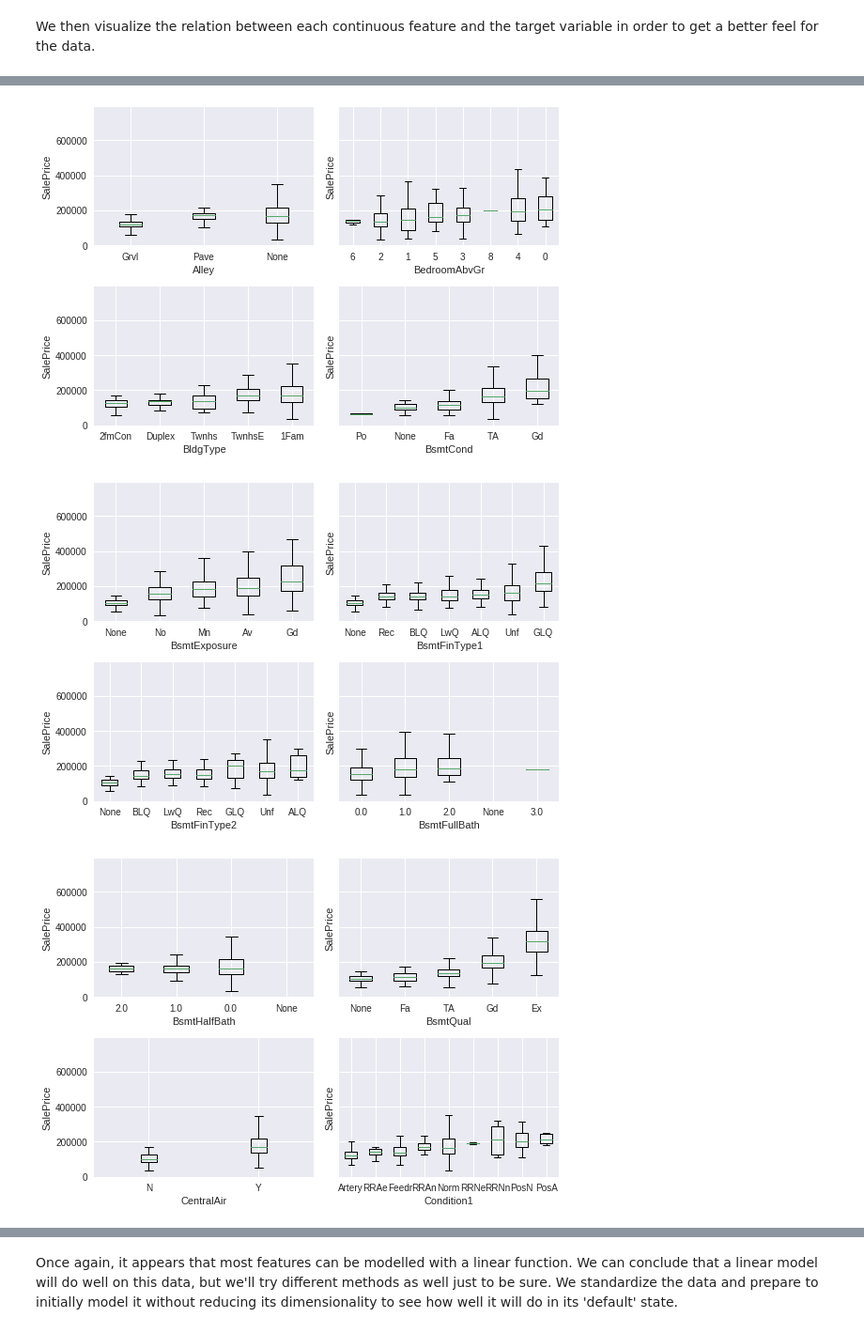
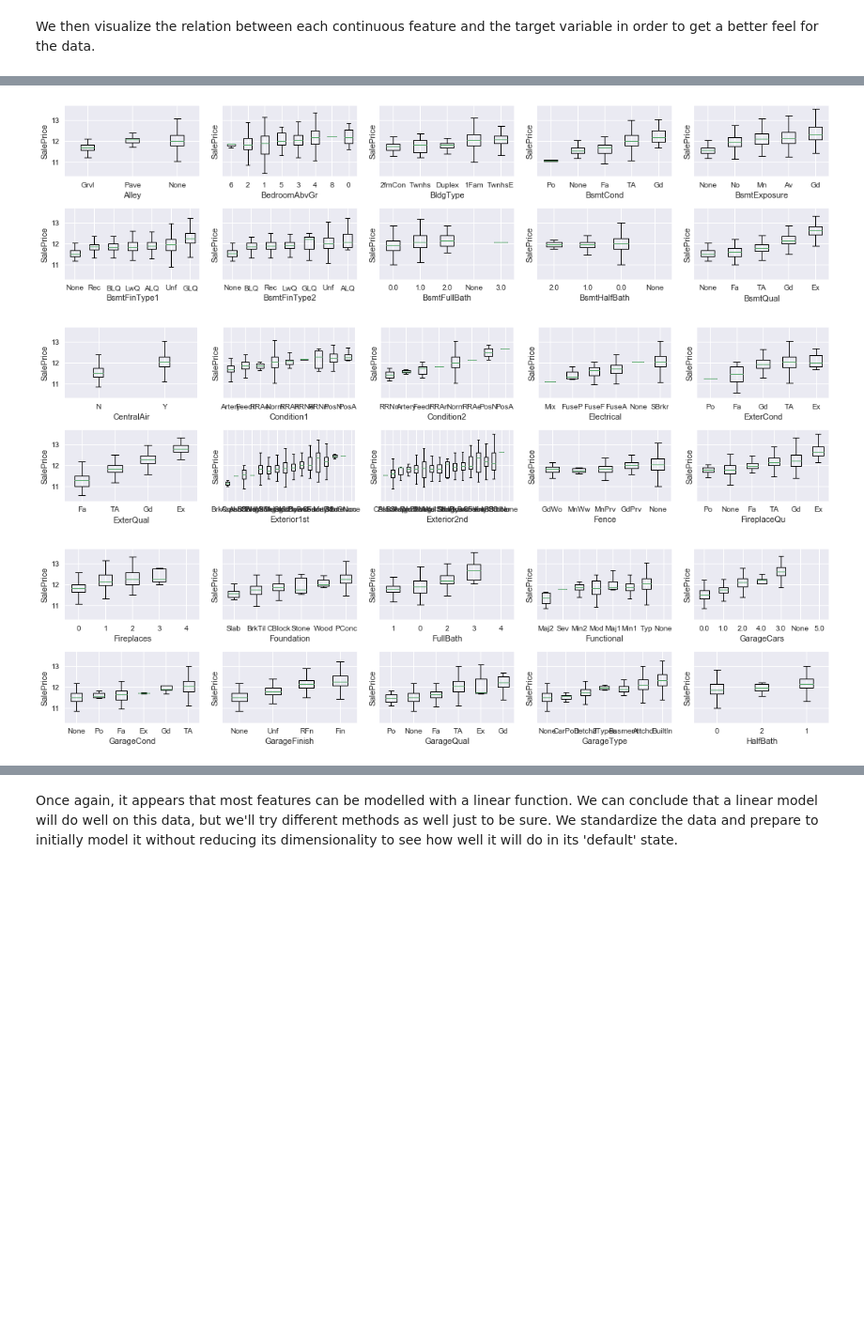
Before and after one commit to MMAesawy/Kaggle-Housing, a Jupyter notebook: analysis.ipynb, the cells around one changed output, grey strips where cells are left out. Shown at 94% size. Cells and saved outputs as stored; diff of their text form; code cells hidden in the pictures; blank space fills up the shorter version.

```diff
--- a/analysis.ipynb
+++ b/analysis.ipynb
@@ -68,0 +82,5 @@ plt.show()
+# %%
+fig, ax = plt.subplots(nrows = 1, ncols = 2, figsize = (10, 4))
+sns.distplot(np.log(df_train['SalePrice']), ax = ax[0])
+stats.probplot(np.log(df_train['SalePrice']), plot = ax[1])
+plt.show()
@@ -69,3 +91,6 @@ plt.show()
+# %%
+df_train['SalePrice'] = np.log(df_train['SalePrice'])
+df_full['SalePrice'] = np.log(df_full['SalePrice'])
 # %% [markdown]
 We then visualize the relation between each continuous feature and the target variable in order to get a better feel for the data.
 # %%
@@ -73,14 +98,13 @@ plt.ion()
 i = 0
 while i < len(cont_feature):
     fig, axs = plt.subplots(nrows = 3,
-                            ncols= 3,
+                            ncols= 4,
                             sharey = 'row')
     axs = axs.flatten()
     for ax in axs:
         if i >= len(cont_feature): break
-        not_na_mask = [x != 0 for x in df_full[cont_feature[i]]]
-        ax.scatter(x = df_full[cont_feature[i]].loc[not_na_mask],
-                   y = df_full['SalePrice'].loc[not_na_mask],
+        ax.scatter(x = df_train[cont_feature[i]],
+                   y = df_train['SalePrice'],
                    s = 3, marker = '.')
         ax.set_xlabel(cont_feature[i])
         ax.set_ylabel('SalePrice')
@@ -96,30 +118,31 @@ We can see from the graphs that most continuous features can be well approximate
 # %%
 cont_feature.remove('MSSubClass')
 disc_feature.append('MSSubClass')
 i = 0
 while i < len(disc_feature):
     fig, axs = plt.subplots(nrows = 2,
-                            ncols= 2,
-                            sharey = 'row')
+                            ncols= 5,
+                            sharey = 'row',
+                            figsize = (12, 4))
     axs = axs.flatten()
     for ax in axs:
         if i >= len(disc_feature): break
         categories = df_full[disc_feature[i]].value_counts().index.tolist()
         categories.sort(key = lambda x: df_full['SalePrice'][df_full[disc_feature[i]] == x].mean())
         t = df_full.iloc[:df_train.shape[0], :]
         boxes = [t['SalePrice'][t[disc_feature[i]] == category] for category in categories]
         ax.boxplot(boxes, labels=categories)
         ax.set_xlabel(disc_feature[i])
         ax.set_ylabel('SalePrice')
 
         # Transforming labels into ordinal values sorted according to mean (from above).
         categories = dict(zip(categories, range(len(categories))))
         df_full[disc_feature[i]] = df_full[disc_feature[i]].apply(lambda x: categories[x])
         i += 1
 
     fig.tight_layout()
     fig.show()
 # %% [output]
-[figure, old version]
+[figure, new version]
-[figure, old version]
+[figure, new version]
-[figure, old version]
+[figure, new version]
```
Also changed, not shown: parts of 27 cells of this notebook.
